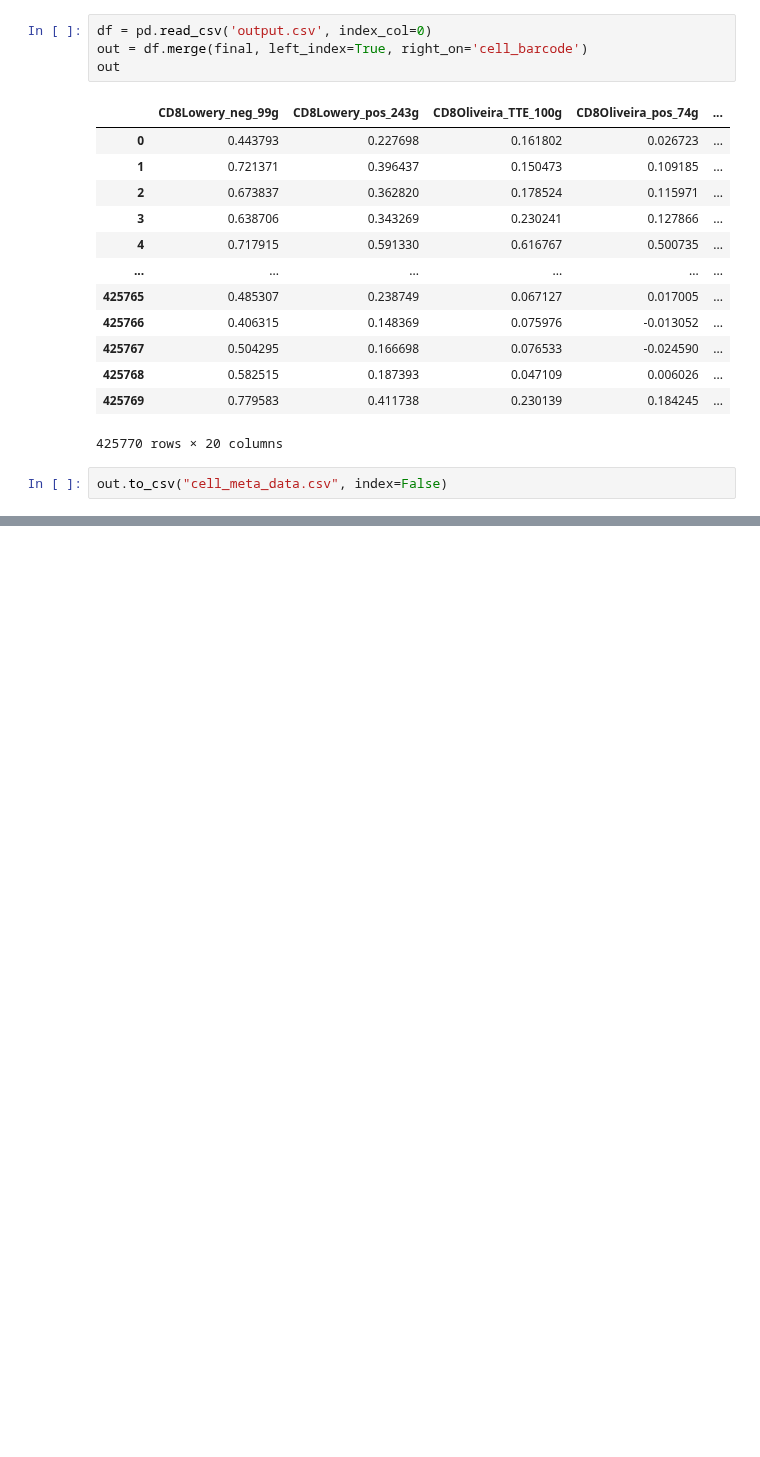
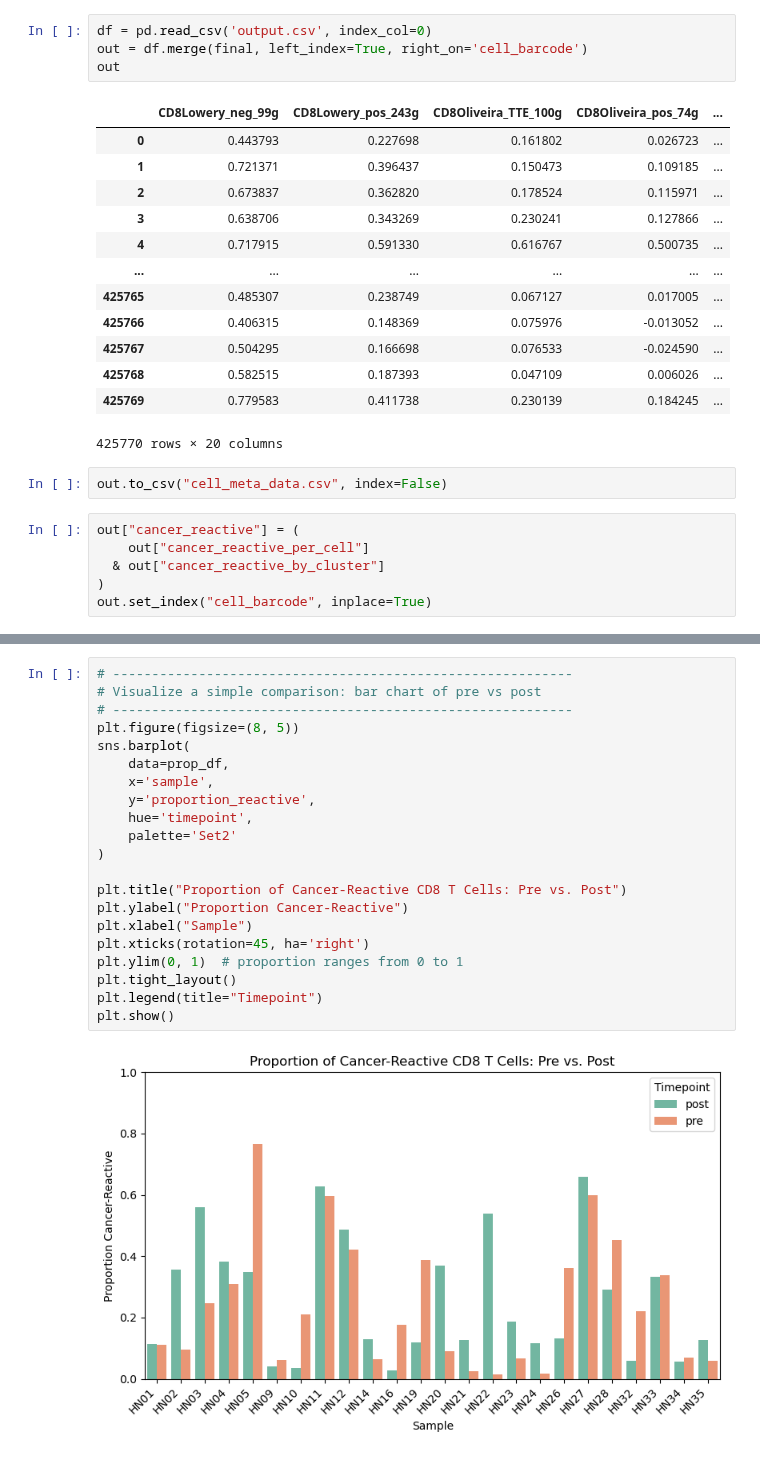
Before and after one commit to Sun-lab/CAT, a Jupyter notebook: Li_2025/select_cancer_reactive_cells_CD4_CD8.ipynb, the cells around one changed output, grey strips where cells are left out. Cells and saved outputs as stored; diff of their text form; blank space fills up the shorter version.

```diff
--- a/Li_2025/select_cancer_reactive_cells_CD4_CD8.ipynb
+++ b/Li_2025/select_cancer_reactive_cells_CD4_CD8.ipynb
@@ -322,3 +322,9 @@ out
 425770 rows × 20 columns
 # %%
 out.to_csv("cell_meta_data.csv", index=False)
+# %%
+out["cancer_reactive"] = (
+    out["cancer_reactive_per_cell"]
+  & out["cancer_reactive_by_cluster"]
+)
+out.set_index("cell_barcode", inplace=True)
@@ -324,0 +379,23 @@ out.to_csv("cell_meta_data.csv", index=False)
+# %%
+# -----------------------------------------------------------
+# Visualize a simple comparison: bar chart of pre vs post
+# -----------------------------------------------------------
+plt.figure(figsize=(8, 5))
+sns.barplot(
+    data=prop_df,
+    x='sample',
+    y='proportion_reactive',
+    hue='timepoint',
+    palette='Set2'
+)
+
+plt.title("Proportion of Cancer-Reactive CD8 T Cells: Pre vs. Post")
+plt.ylabel("Proportion Cancer-Reactive")
+plt.xlabel("Sample")
+plt.xticks(rotation=45, ha='right')
+plt.ylim(0, 1)  # proportion ranges from 0 to 1
+plt.tight_layout()
+plt.legend(title="Timepoint")
+plt.show()
+# %% [output]
+[figure, added]
```
Also changed, not shown: parts of 3 cells of this notebook.
